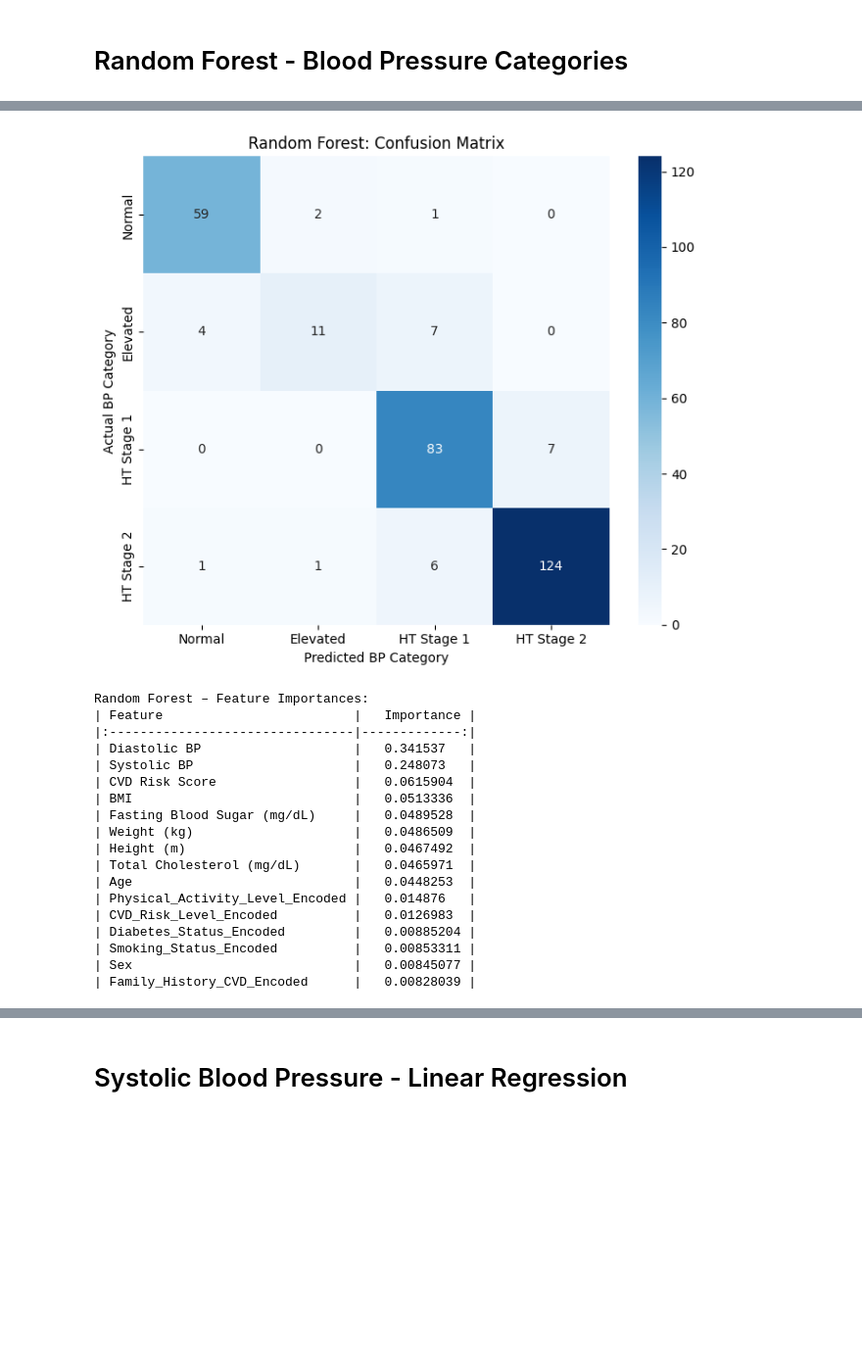
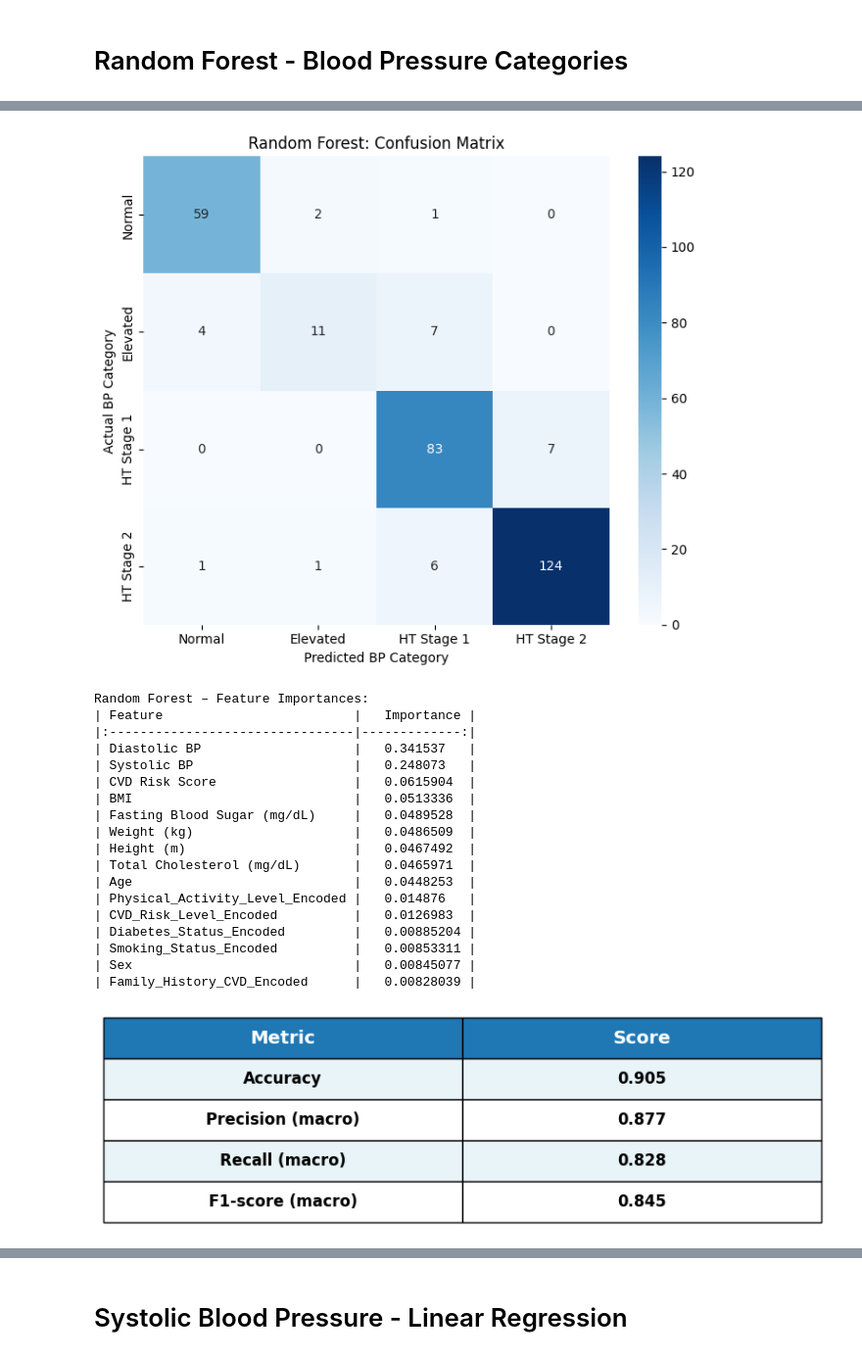
Before and after one commit to DS3001-Group-P/Final-Project, a Jupyter notebook: final_results.ipynb, the cells around one changed output, grey strips where cells are left out. Shown: that part at 98% size. Cells and saved outputs as stored; diff of their text form; code cells hidden in the pictures; blank space fills up the shorter version.

```diff
--- a/final_results.ipynb
+++ b/final_results.ipynb
@@ -436,6 +442,49 @@ fi_df = pd.DataFrame({
 
 print("\nRandom Forest – Feature Importances:")
 print(fi_df.to_markdown(index=False))
+
+# Table showing accuracy, precision_macro, recall_macro, f1_macro
+# After computing accuracy, precision_macro, recall_macro, f1_macro
+
+metrics_summary = {
+    'Metric': ['Accuracy', 'Precision (macro)', 'Recall (macro)', 'F1-score (macro)'],
+    'Score':  [accuracy,  precision_macro,      recall_macro,      f1_macro]
+}
+
+metrics_df = pd.DataFrame(metrics_summary)
+
+# Create presentation-ready table
+fig, ax = plt.subplots(figsize=(8, 2.5))
+ax.axis('off')
+
+table = ax.table(
+    cellText=metrics_df.round(3).values,
+    colLabels=metrics_df.columns,
+    cellLoc='center',
+    loc='center',
+    bbox=[0, 0, 1, 1]
+)
+
+table.auto_set_font_size(False)
+table.set_fontsize(13)
+table.scale(1.2, 2.2)
+
+# Header styling
+for j in range(len(metrics_df.columns)):
+    table[(0, j)].set_facecolor('#1f77b4')
+    table[(0, j)].set_text_props(weight='bold', color='white', fontsize=14)
+
+# Row styling
+for i in range(len(metrics_df)):
+    for j in range(len(metrics_df.columns)):
+        if i % 2 == 0:
+            table[(i+1, j)].set_facecolor('#e8f4f8')
+        else:
+            table[(i+1, j)].set_facecolor('#ffffff')
+        table[(i+1, j)].set_text_props(weight='bold', fontsize=12)
+
+plt.tight_layout()
+plt.show()
 # %% [output]
 Random Forest – Classification Metrics (BP Category):
   Accuracy:          0.905
@@ -446,31 +495,32 @@ Random Forest – Classification Metrics (BP Category):
 Detailed classification report:
               precision    recall  f1-score   support
 
       Normal       0.92      0.95      0.94        62
     Elevated       0.79      0.50      0.61        22
   HT Stage 1       0.86      0.92      0.89        90
   HT Stage 2       0.95      0.94      0.94       132
 
     accuracy                           0.91       306
    macro avg       0.88      0.83      0.84       306
 weighted avg       0.90      0.91      0.90       306
 [figure]
 Random Forest – Feature Importances:
 | Feature                         |   Importance |
 |:--------------------------------|-------------:|
 | Diastolic BP                    |   0.341537   |
 | Systolic BP                     |   0.248073   |
 | CVD Risk Score                  |   0.0615904  |
 | BMI                             |   0.0513336  |
 | Fasting Blood Sugar (mg/dL)     |   0.0489528  |
 | Weight (kg)                     |   0.0486509  |
 | Height (m)                      |   0.0467492  |
 | Total Cholesterol (mg/dL)       |   0.0465971  |
 | Age                             |   0.0448253  |
 | Physical_Activity_Level_Encoded |   0.014876   |
 | CVD_Risk_Level_Encoded          |   0.0126983  |
 | Diabetes_Status_Encoded         |   0.00885204 |
 | Smoking_Status_Encoded          |   0.00853311 |
 | Sex                             |   0.00845077 |
 | Family_History_CVD_Encoded      |   0.00828039 |
+[figure, added]
 # %%
```
Also changed, not shown: parts of 2 cells of this notebook.
